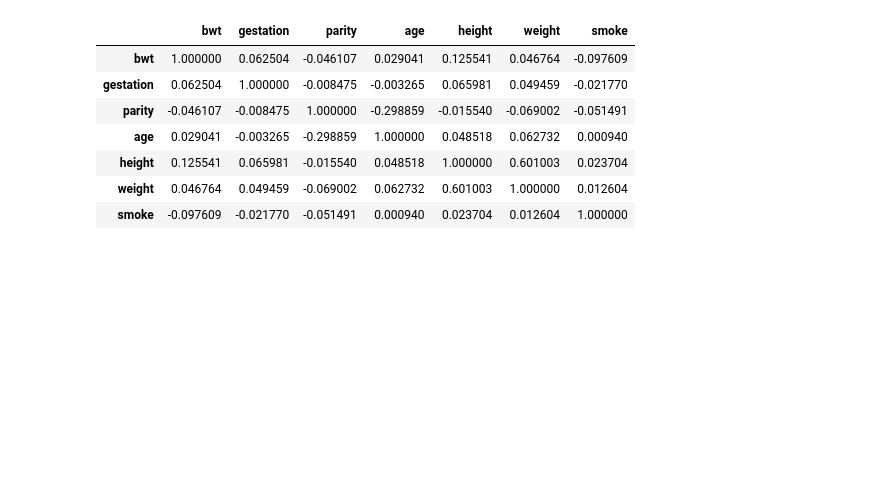
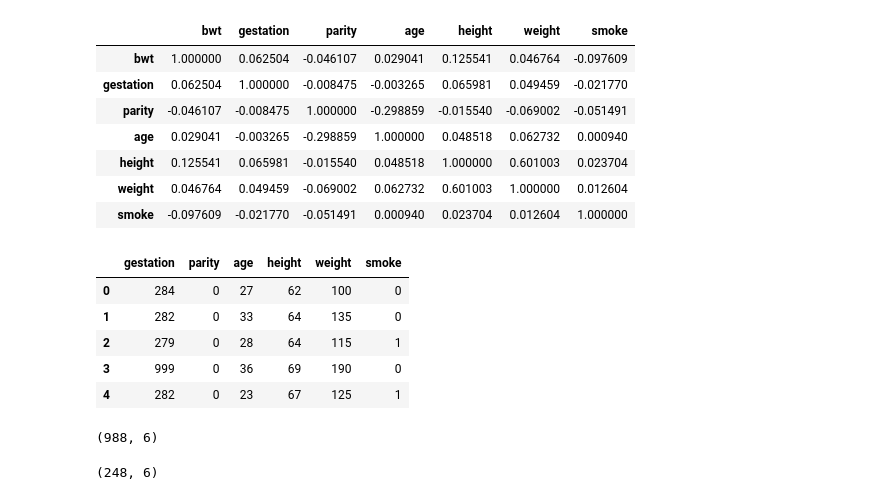
Before and after one commit to Babita-Bhatia29/Data-Preprocessing-for-machine-learning-and-exploratory-Ananlysis, a Jupyter notebook: trainmodel.ipynb, the cells around one changed output. Saved outputs shown, nothing was run; the diff lists cells and outputs as text; code cells hidden in the pictures; blank space fills up the shorter version.

```diff
--- a/trainmodel.ipynb
+++ b/trainmodel.ipynb
@@ -141,0 +144,10 @@ df.corr()
+# %%
+x=df.iloc[:,1:]
+x.head()
+# %% [output]
+|  | gestation | parity | age | height | weight | smoke |
+| 0 | 284 | 0 | 27 | 62 | 100 | 0 |
+| 1 | 282 | 0 | 33 | 64 | 135 | 0 |
+| 2 | 279 | 0 | 28 | 64 | 115 | 1 |
+| 3 | 999 | 0 | 36 | 69 | 190 | 0 |
+| 4 | 282 | 0 | 23 | 67 | 125 | 1 |
@@ -141,0 +161,8 @@ df.corr()
+# %%
+x_train.shape
+# %% [output]
+(988, 6)
+# %%
+x_test.shape
+# %% [output]
+(248, 6)
```
Also changed, not shown: parts of 16 cells of this notebook, 1 other file.
